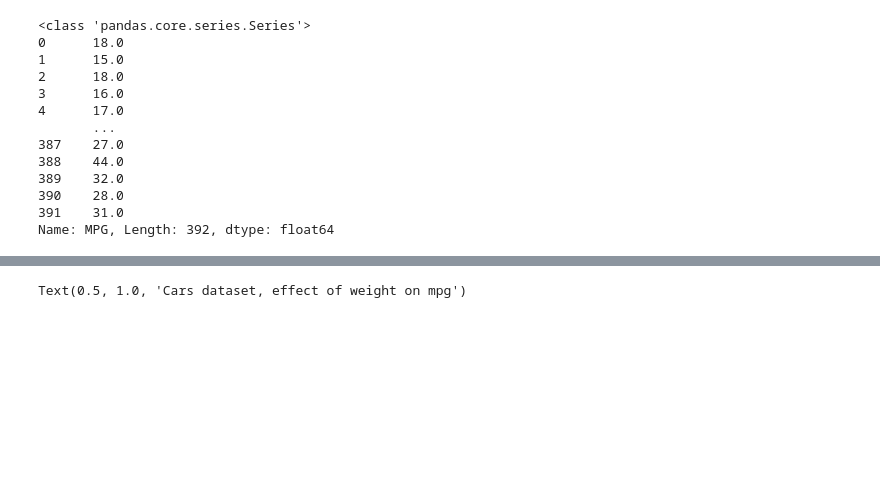
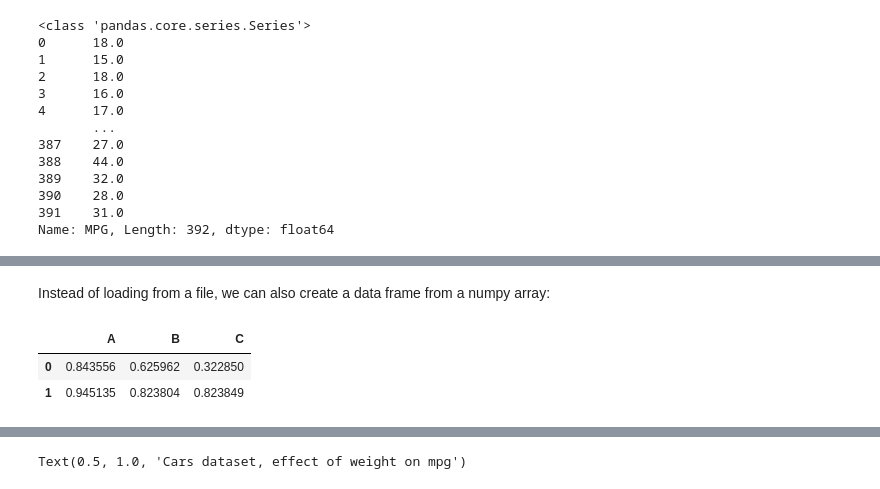
Before and after one commit to parrt/msds593, a Jupyter notebook: notebooks/coding-overview.ipynb, the cells around one changed output, grey strips where cells are left out. Saved outputs shown, nothing was run; the diff lists cells and outputs as text; code cells hidden in the pictures; blank space fills up the shorter version.

```diff
--- a/notebooks/coding-overview.ipynb
+++ b/notebooks/coding-overview.ipynb
@@ -100,3 +134,11 @@ Name: MPG, Length: 392, dtype: float64
+# %% [markdown]
+Instead of loading from a file, we can also create a data frame from a numpy array:
+# %%
+pd.DataFrame(np.random.rand(2,3), columns=['A','B','C'])
+# %% [output]
+|  | A | B | C |
+| 0 | 0.843556 | 0.625962 | 0.322850 |
+| 1 | 0.945135 | 0.823804 | 0.823849 |
 # %% [markdown]
 ## matplotlib
 
```
Also changed, not shown: parts of 13 cells of this notebook, 1 other file.
